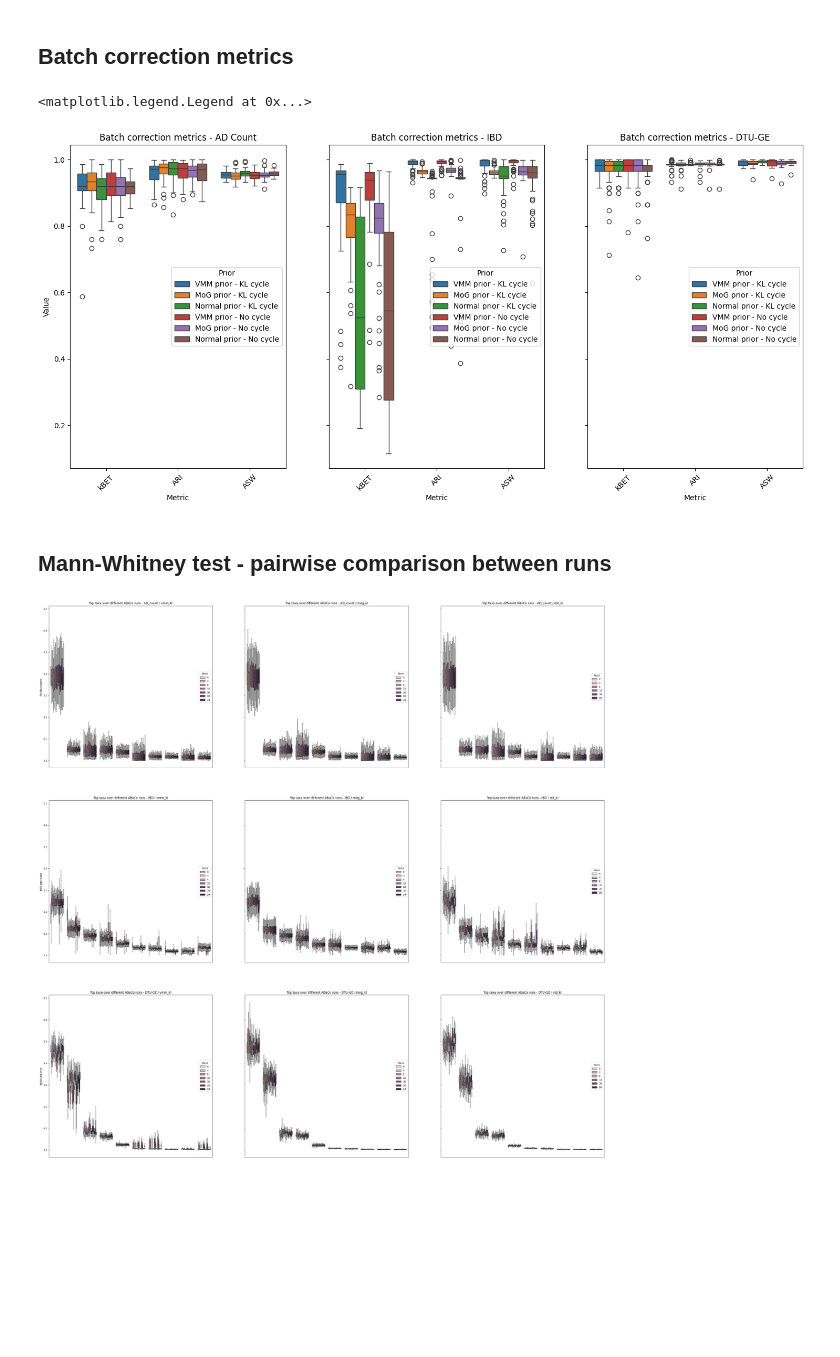
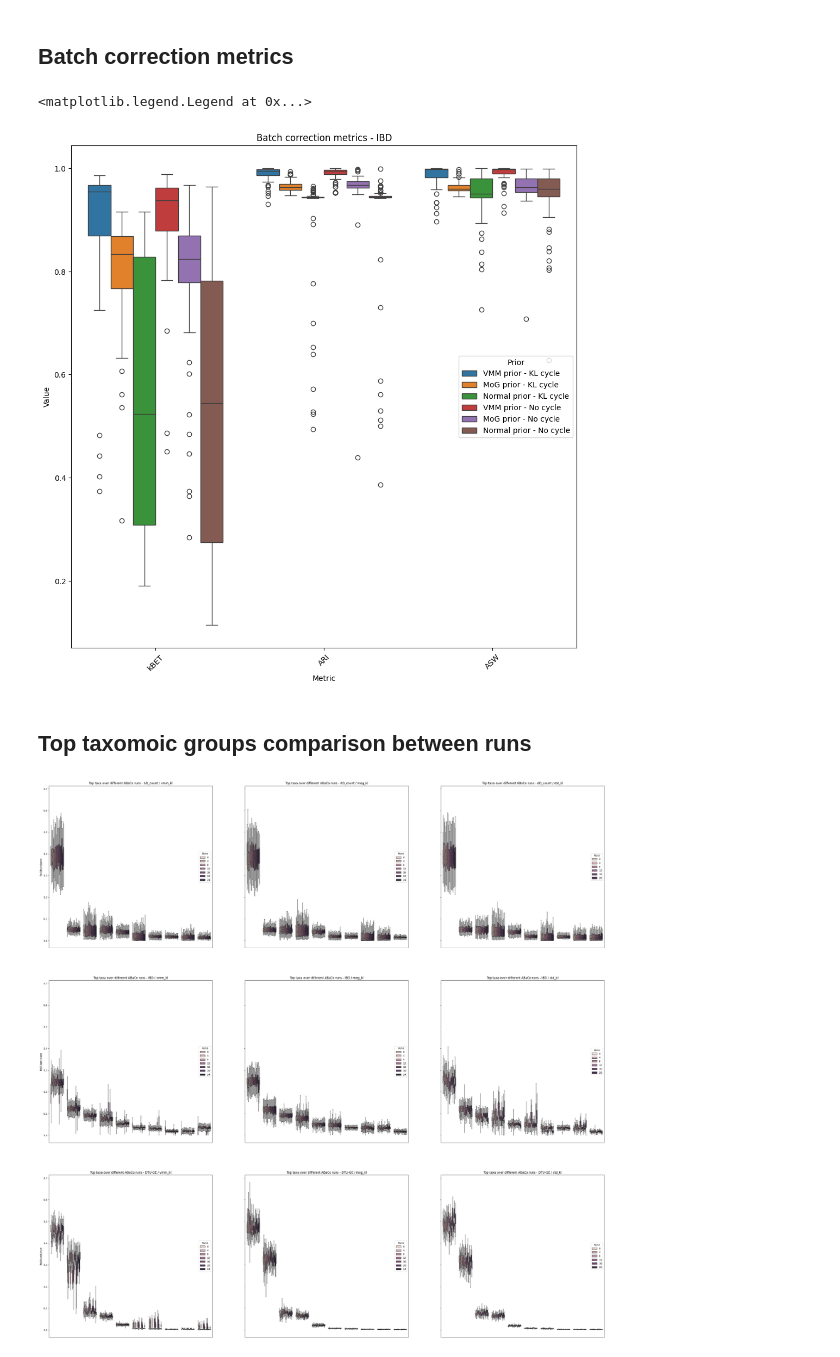
Before and after one commit to edircoli/BECA, a Jupyter notebook: multi_run_results.ipynb, the cells around one changed output. Drawn from its saved outputs; the diff is of its cells as text; code cells hidden in the pictures; blank space fills up the shorter version.

```diff
--- a/multi_run_results.ipynb
+++ b/multi_run_results.ipynb
@@ -330,61 +338,61 @@ ibd_combined_batch_df = pd.concat([ibd_batch_vmm_kl, ibd_batch_mog_kl, ibd_batch
 
 dtu_combined_batch_df = pd.concat([dtu_batch_vmm_kl, dtu_batch_mog_kl, dtu_batch_std_kl,
                                   dtu_batch_vmm_no, dtu_batch_mog_no, dtu_batch_std_no])
 
 # Melt the dataframes to long format
 ad_melted_batch = ad_combined_batch_df.melt(
     id_vars='iter', var_name='Metric', value_name='Value'
 )
 
 ibd_melted_batch = ibd_combined_batch_df.melt(
     id_vars='iter', var_name='Metric', value_name='Value'
 )
 
 dtu_melted_batch = dtu_combined_batch_df.melt(
     id_vars='iter', var_name='Metric', value_name='Value'
 )
 
 # Create subplots side by side
-fig, axes = plt.subplots(1, 3, figsize=(18, 8), sharey=True)
+fig, axes = plt.subplots(1, 1, figsize=(12, 12), sharey=True)
 
-# Batch subplot
-sns.boxplot(
-    data=ad_melted_batch,
-    x='Metric',
-    y='Value',
-    hue='iter',
-    ax=axes[0]
-)
-axes[0].set_title('Batch correction metrics - AD Count')
-axes[0].tick_params(axis='x', rotation=45)
-axes[0].legend(title='Prior', loc='right')
+# # Batch subplot
+# sns.boxplot(
+#     data=ad_melted_batch,
+#     x='Metric',
+#     y='Value',
+#     hue='iter',
+#     ax=axes[0]
+# )
+# axes[0].set_title('Batch correction metrics - AD Count')
+# axes[0].tick_params(axis='x', rotation=45)
+# axes[0].legend(title='Prior', loc='right')
 
 # Batch subplot
 sns.boxplot(
     data=ibd_melted_batch,
     x='Metric',
     y='Value',
     hue='iter',
-    ax=axes[1]
+    ax=axes
 )
-axes[1].set_title('Batch correction metrics - IBD')
-axes[1].tick_params(axis='x', rotation=45)
-axes[1].legend(title='Prior', loc='right')
+axes.set_title('Batch correction metrics - IBD')
+axes.tick_params(axis='x', rotation=45)
+axes.legend(title='Prior', loc='right')
 
-# Batch subplot
-sns.boxplot(
-    data=dtu_melted_batch,
-    x='Metric',
-    y='Value',
-    hue='iter',
-    ax=axes[2]
-)
-axes[2].set_title('Batch correction metrics - DTU-GE')
-axes[2].tick_params(axis='x', rotation=45)
-axes[2].legend(title='Prior', loc='right')
+# # Batch subplot
+# sns.boxplot(
+#     data=dtu_melted_batch,
+#     x='Metric',
+#     y='Value',
+#     hue='iter',
+#     ax=axes[2]
+# )
+# axes[2].set_title('Batch correction metrics - DTU-GE')
+# axes[2].tick_params(axis='x', rotation=45)
+# axes[2].legend(title='Prior', loc='right')
 # %% [output]
 <matplotlib.legend.Legend at 0x...>
-[figure, old version]
+[figure, new version]
 # %% [markdown]
-## Mann-Whitney test - pairwise comparison between runs
+## Top taxomoic groups comparison between runs
 # %%
```
Also changed, not shown: parts of 6 cells of this notebook, 50 other files.
